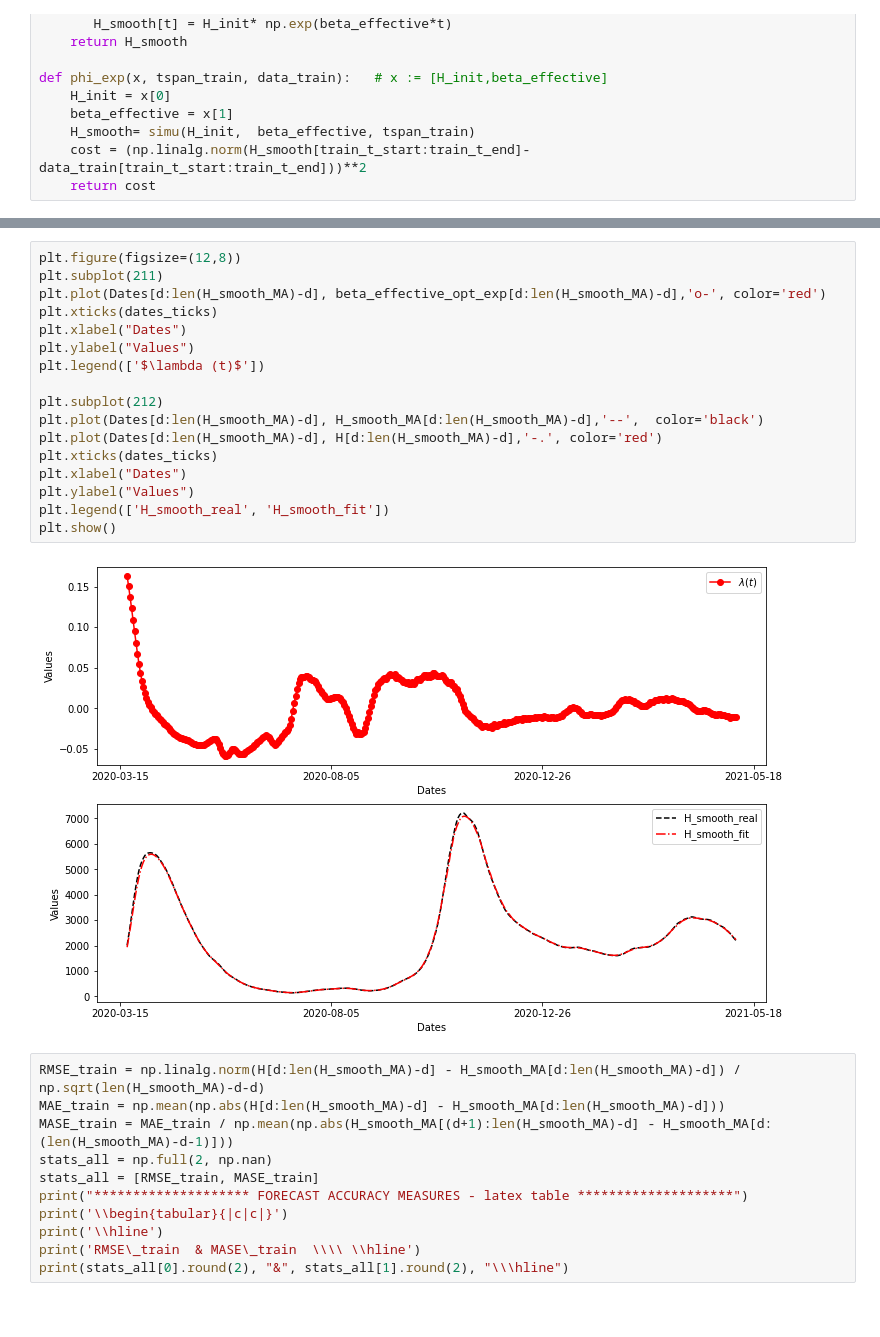
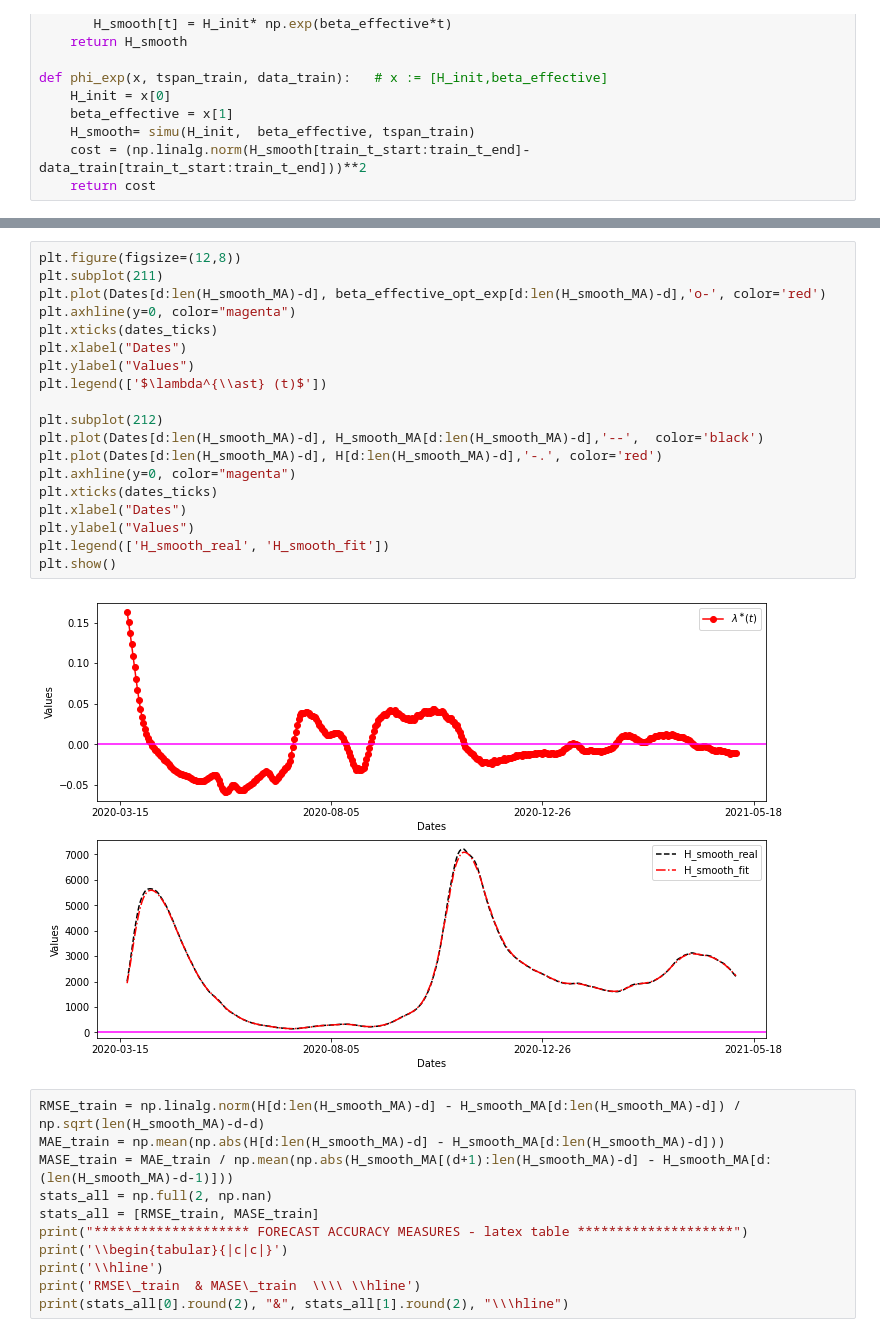
Before and after one commit to OD1992/Python-programs, a Jupyter notebook: Hospi_change_point.ipynb, the cells around one changed output, grey strips where cells are left out. Saved outputs shown, nothing was run; the diff lists cells and outputs as text.

```diff
--- a/Hospi_change_point.ipynb
+++ b/Hospi_change_point.ipynb
@@ -214,22 +214,24 @@ Warning: Maximum number of function evaluations has been exceeded.
 # %%
 plt.figure(figsize=(12,8))
 plt.subplot(211)
 plt.plot(Dates[d:len(H_smooth_MA)-d], beta_effective_opt_exp[d:len(H_smooth_MA)-d],'o-', color='red')
+plt.axhline(y=0, color="magenta")
 plt.xticks(dates_ticks)
 plt.xlabel("Dates")
 plt.ylabel("Values")
-plt.legend(['$\lambda (t)$'])
+plt.legend(['$\lambda^{\\ast} (t)$'])
 
 plt.subplot(212)
 plt.plot(Dates[d:len(H_smooth_MA)-d], H_smooth_MA[d:len(H_smooth_MA)-d],'--',  color='black')
 plt.plot(Dates[d:len(H_smooth_MA)-d], H[d:len(H_smooth_MA)-d],'-.', color='red')
+plt.axhline(y=0, color="magenta")
 plt.xticks(dates_ticks)
 plt.xlabel("Dates")
 plt.ylabel("Values")
 plt.legend(['H_smooth_real', 'H_smooth_fit'])
 plt.show()
 # %% [output]
-[figure, old version]
+[figure, new version]
 # %%
 RMSE_train = np.linalg.norm(H[d:len(H_smooth_MA)-d] - H_smooth_MA[d:len(H_smooth_MA)-d]) / np.sqrt(len(H_smooth_MA)-d-d)
 MAE_train = np.mean(np.abs(H[d:len(H_smooth_MA)-d] - H_smooth_MA[d:len(H_smooth_MA)-d]))
```
Also changed, not shown: parts of 3 cells of this notebook.
